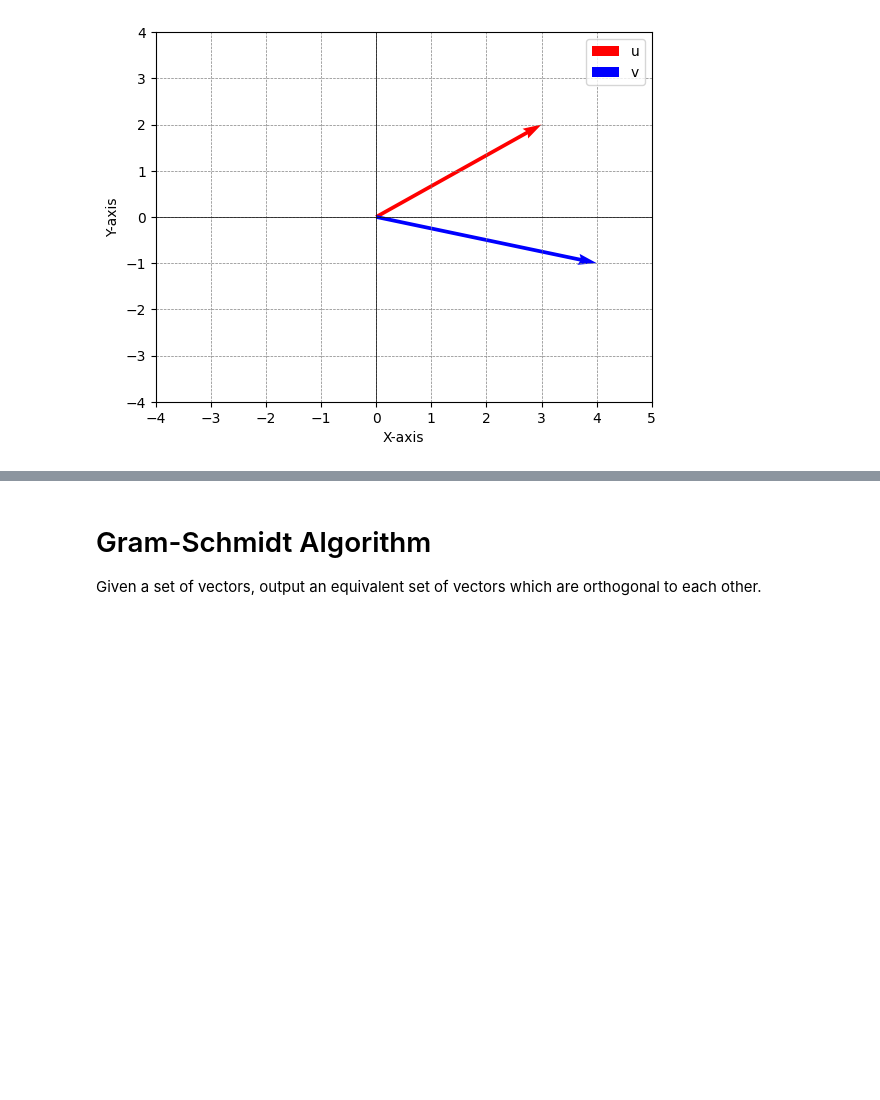
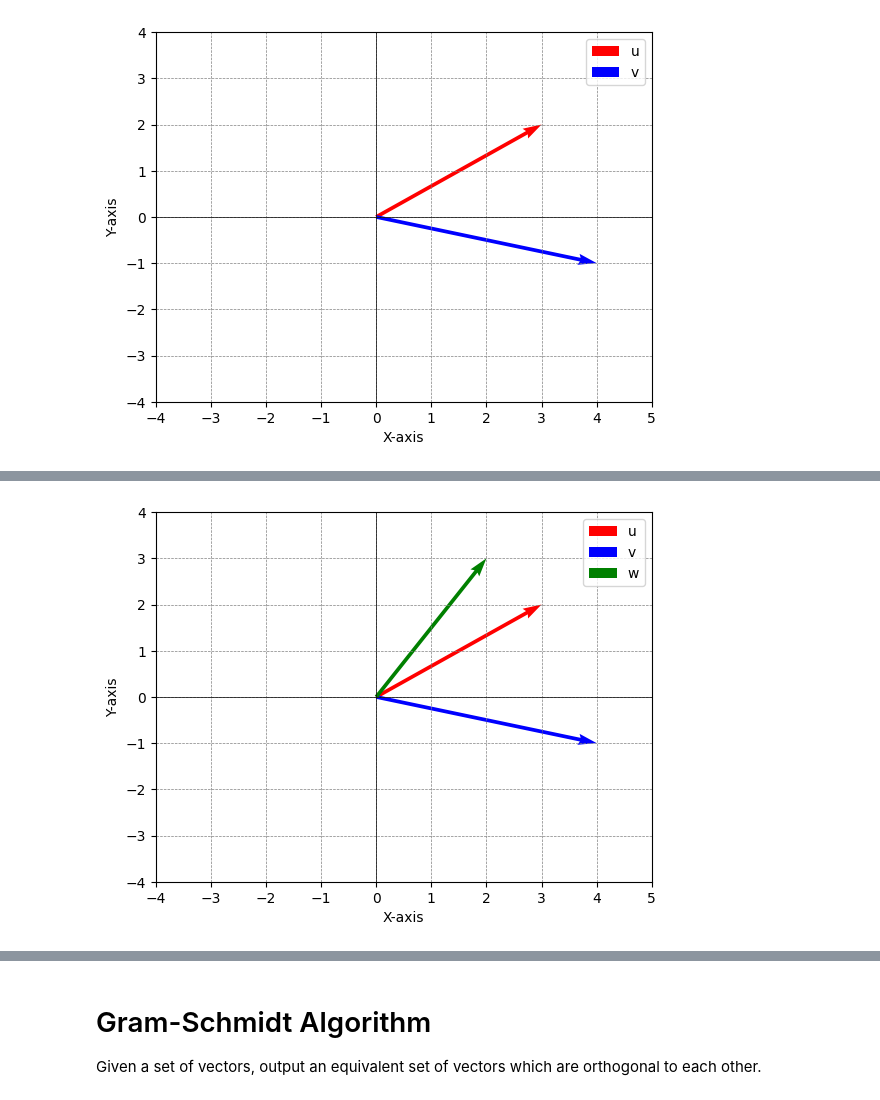
Before and after one commit to AshnahKhalidKhan/Quantum-FYP-Code, a Jupyter notebook: qgs_Tutorial_GM.ipynb, the cells around one changed output, grey strips where cells are left out. Saved outputs shown, nothing was run; the diff lists cells and outputs as text; code cells hidden in the pictures; blank space fills up the shorter version.

```diff
--- a/qgs_Tutorial_GM.ipynb
+++ b/qgs_Tutorial_GM.ipynb
@@ -1118,0 +1194,25 @@ Since $\vec{u} \cdot proj_{v}(u) = 0$, we see that $\vec{u}$ and $proj_{v}(u)$ a
+# %%
+u = np.array([3, 2])
+v = np.array([4, -1])
+w = np.array([2, 3])
+
+plt.figure()
+plt.quiver(0, 0, u[0], u[1], angles = 'xy', scale_units = 'xy', scale = 1, color = 'r', label = 'u')
+plt.quiver(0, 0, v[0], v[1], angles = 'xy', scale_units = 'xy', scale = 1, color = 'b', label = 'v')
+plt.quiver(0, 0, w[0], w[1], angles = 'xy', scale_units = 'xy', scale = 1, color = 'g', label = 'w')
+
+plt.xlim(-4, 5)
+plt.ylim(-4, 4)
+# plt.xlim(-1, 5)
+# plt.ylim(-3, 5)
+
+plt.xlabel('X-axis')
+plt.ylabel('Y-axis')
+plt.axhline(0, color = 'black',linewidth = 0.5)
+plt.axvline(0, color = 'black',linewidth = 0.5)
+plt.grid(color = 'gray', linestyle = '--', linewidth = 0.5)
+plt.legend()
+
+plt.show()
+# %% [output]
+[figure, added]
```
Also changed, not shown: parts of 20 cells of this notebook.
